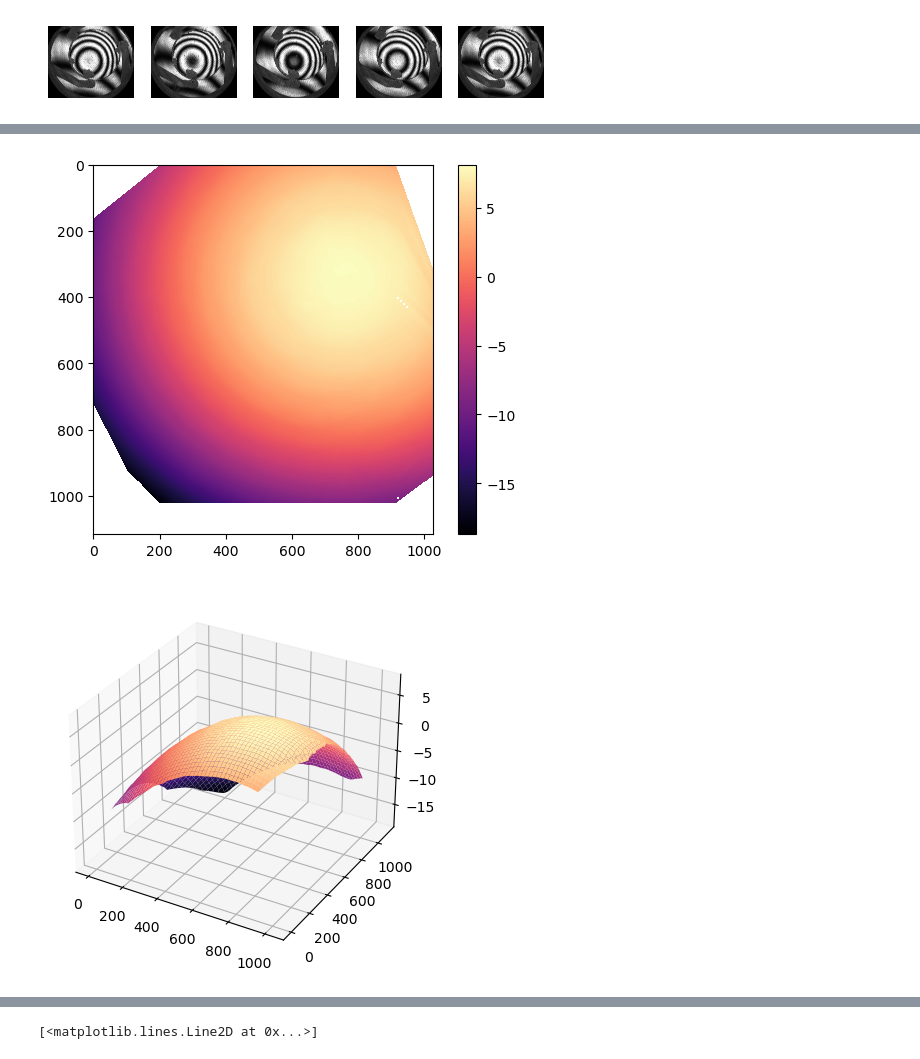
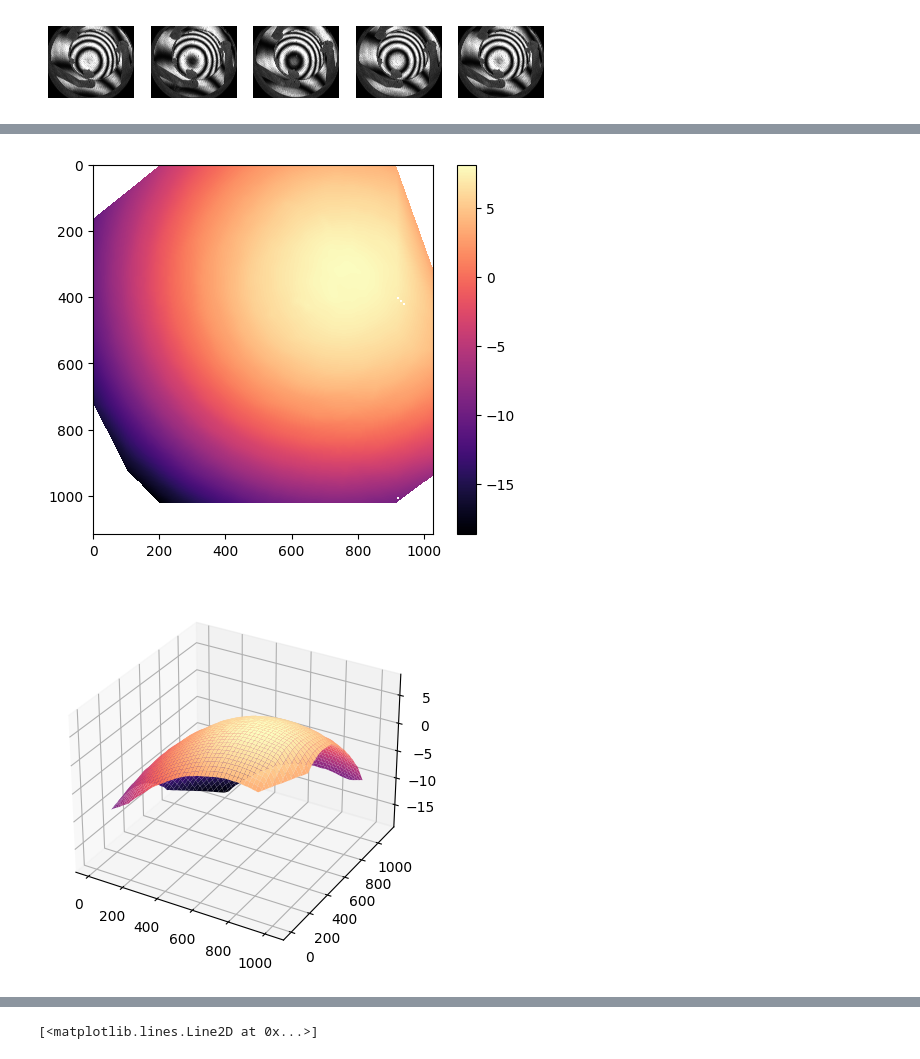
Before and after one commit to IOGS-LEnsE-ressources/camera-gui, a Jupyter notebook: applis/Zygo-labwork/_test/unwrapping.ipynb, the cells around one changed output, grey strips where cells are left out. Saved outputs shown, nothing was run; the diff lists cells and outputs as text; code cells hidden in the pictures.

```diff
--- a/applis/Zygo-labwork/_test/unwrapping.ipynb
+++ b/applis/Zygo-labwork/_test/unwrapping.ipynb
@@ -310,7 +308,7 @@ def suppression_bord(phi, p):
 
     return phi2
 # %%
-data = read_mat_file("C:/Users/LEnsE/Documents/GitHub/camera-gui/applis/Zygo-labwork/_data/imgs2.mat")
+data = read_mat_file("/Users/dorianmendes/Desktop/SupOptique/1A/Stage & Admisseur/Stage LEnsE/camera-gui-repository/applis/Zygo-labwork/_data/imgs2.mat")
 images = data['Imgs']
 images = split_3d_array(images)
 
@@ -405,36 +403,37 @@ plt.show()
 # %%
 not_nan_indices = np.where(~np.isnan(phi))
 
 # Récupérez les valeurs non-nan et leurs coordonnées
 values = phi[not_nan_indices]
 x = not_nan_indices[0]
 y = not_nan_indices[1]
 
 # Générer une grille de points pour l'interpolation
 x_grid, y_grid = np.meshgrid(np.arange(phi.shape[1]), np.arange(phi.shape[0]))
 
 # Interpolez les valeurs manquantes
-interpolated_values = griddata((x, y), values, (x_grid, y_grid), method='cubic')
+interpolated_values = griddata((x, y), values, (x_grid, y_grid), method='linear')
+#interpolated_values = gaussian_filter(interpolated_values, 3)
 
 # Affichage de l'interpolation
 plt.imshow(interpolated_values, cmap='magma')
 plt.colorbar()
 plt.show()
 
 # Affichage en 3D de l'interpolation
 fig = plt.figure()
 ax = fig.add_subplot(111, projection='3d')
 
 x = np.arange(interpolated_values.shape[1])
 y = np.arange(interpolated_values.shape[0])
 x, y = np.meshgrid(x, y)
 
 # Tracé de la surface
 ax.plot_surface(x, y, interpolated_values, cmap='magma')
 plt.show()
 # %% [output]
-[figure, old version]
+[figure, new version]
-[figure, old version]
+[figure, new version]
 # %%
 phase_zygo = read_mat_file('C:/Users/LEnsE/Documents/GitHub/camera-gui/applis/Zygo-labwork/_data/phase2.mat')['surface_absoustr']
 
```
Also changed, not shown: parts of 4 cells of this notebook, 1 other file.
